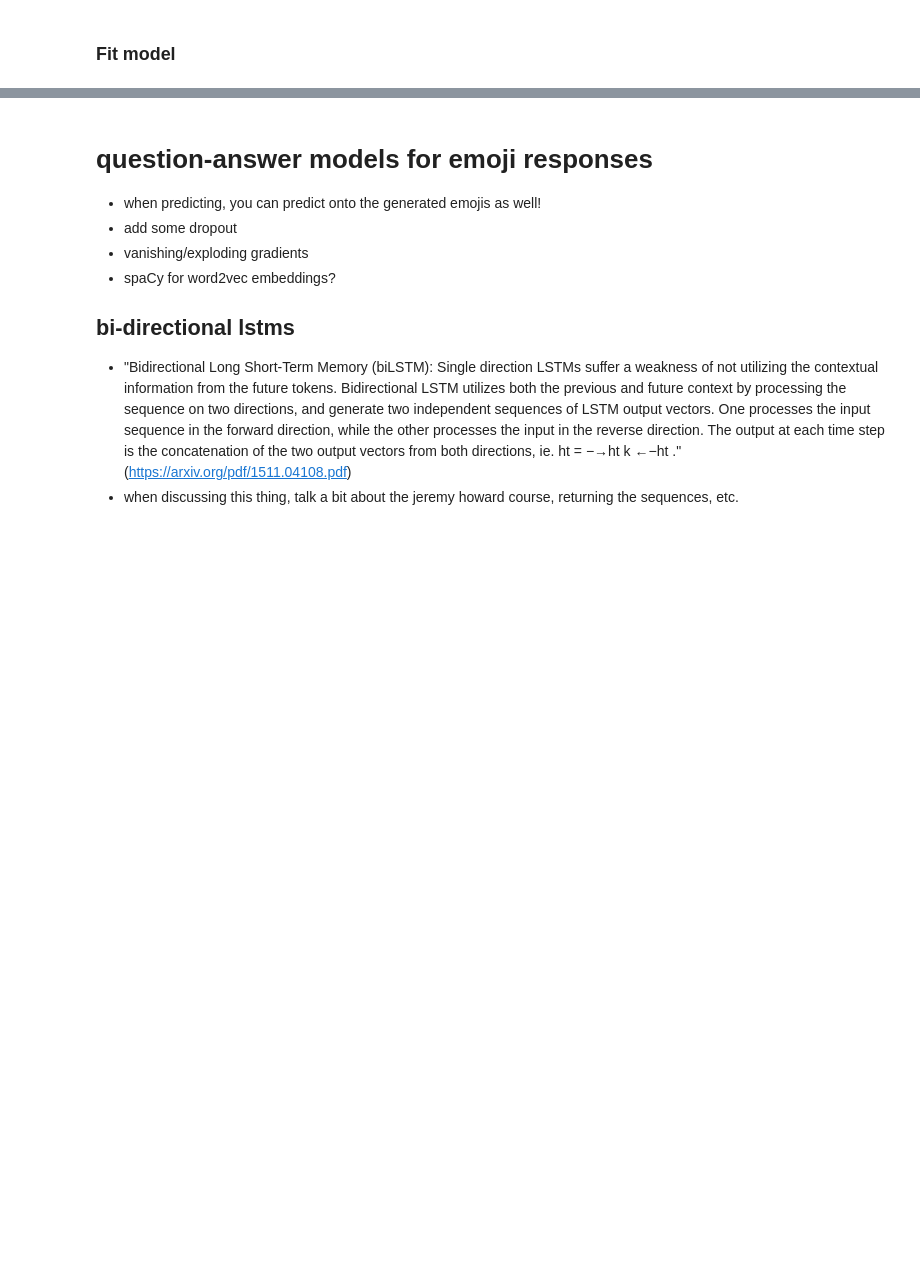
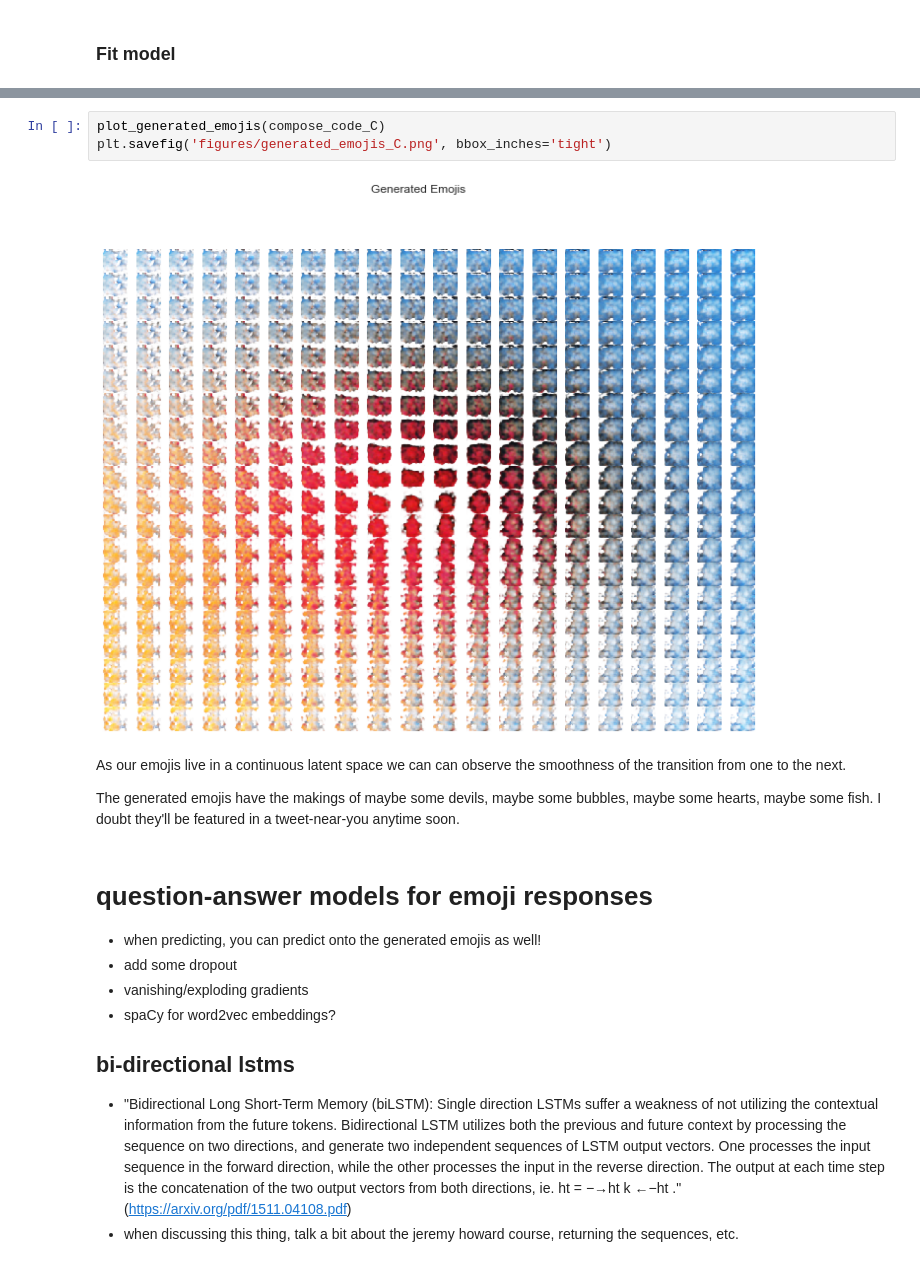
Before and after one commit to cavaunpeu/neurally-embedded-emojis, a Jupyter notebook: neurally-embedded-emojis.ipynb, the cells around one changed output, grey strips where cells are left out. Drawn from its saved outputs; the diff is of its cells as text; blank space fills up the shorter version.

```diff
--- a/neurally-embedded-emojis.ipynb
+++ b/neurally-embedded-emojis.ipynb
@@ -351,3 +376,12 @@ plt.suptitle('Generated Emojis')
+# %%
+plot_generated_emojis(compose_code_C)
+plt.savefig('figures/generated_emojis_C.png', bbox_inches='tight')
+# %% [output]
+[figure, added]
+# %% [markdown]
+As our emojis live in a continuous latent space we can can observe the smoothness of the transition from one to the next.
+
+The generated emojis have the makings of maybe some devils, maybe some bubbles, maybe some hearts, maybe some fish. I doubt they'll be featured in a tweet-near-you anytime soon.
 # %% [markdown]
 # question-answer models for emoji responses
 - when predicting, you can predict onto the generated emojis as well!
```
Also changed, not shown: parts of 11 cells of this notebook.
